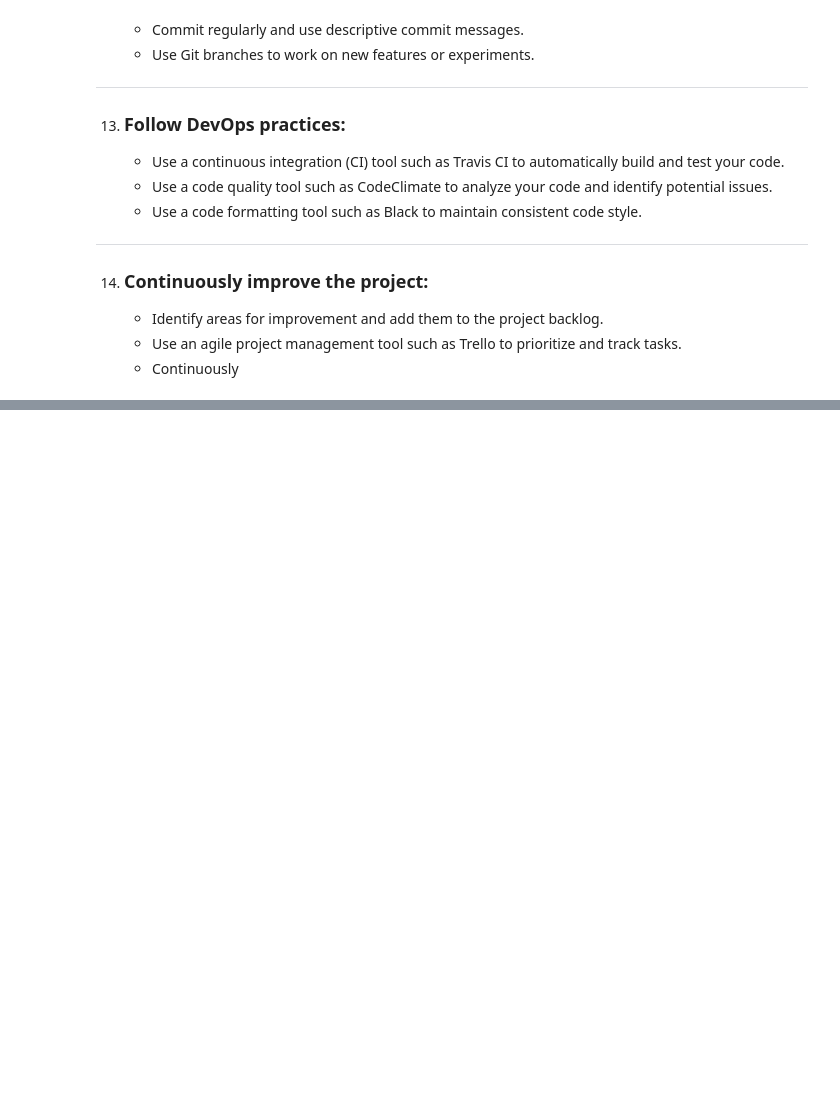
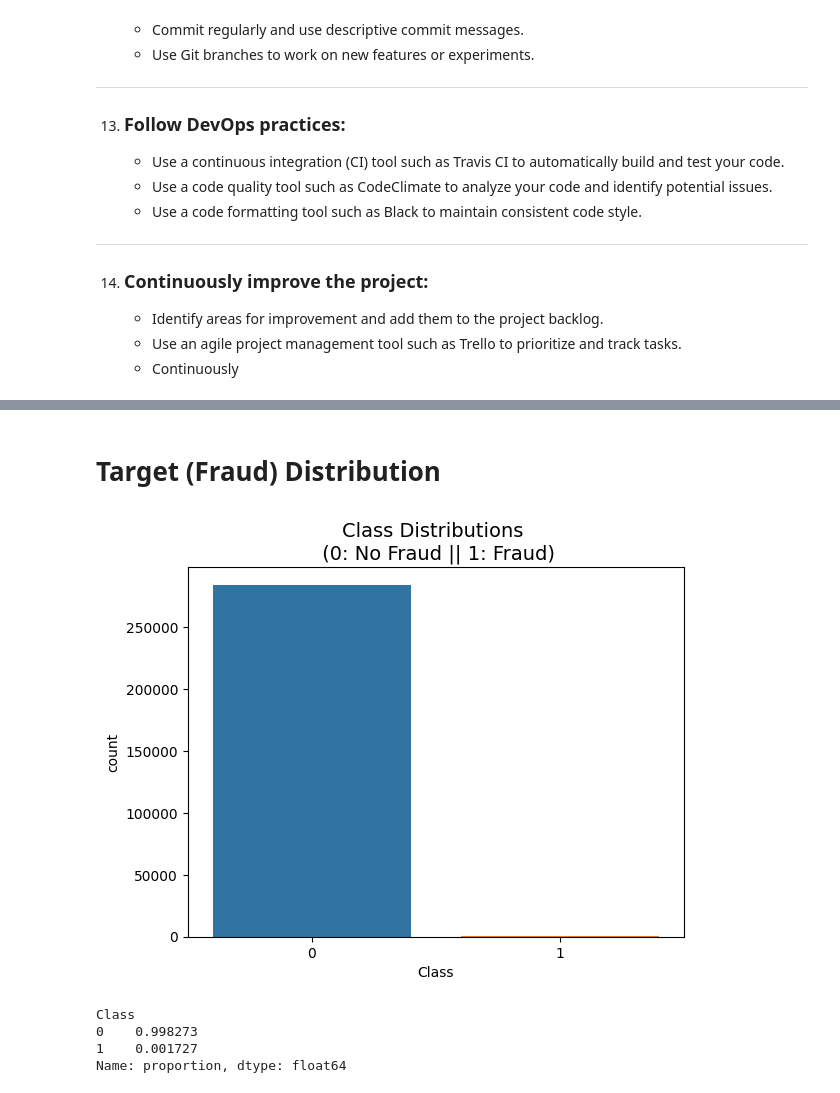
Before and after one commit to Tommy-McDonagh/Credit-Fraud, a Jupyter notebook: main.ipynb, the cells around one changed output, grey strips where cells are left out. Saved outputs shown, nothing was run; the diff lists cells and outputs as text; code cells hidden in the pictures; blank space fills up the shorter version.

```diff
--- a/main.ipynb
+++ b/main.ipynb
@@ -73,0 +76,7 @@
+# %%
+# Load data into pandas df
+import pandas as pd
+
+data_path = r'../Data/creditcard.csv'
+df = pd.read_csv(data_path)
+display(df)
@@ -73,0 +138,18 @@
+# %% [markdown]
+# Target (Fraud) Distribution
+# %%
+import matplotlib.pyplot as plt
+import seaborn as sns
+
+sns.countplot(x='Class', data=df)
+_= plt.title('Class Distributions \n (0: No Fraud || 1: Fraud)', fontsize=14)
+# %% [output]
+[figure, added]
+# %%
+# Class distribution
+df['Class'].value_counts(normalize=True)
+# %% [output]
+Class
+0    0.998273
+1    0.001727
+Name: proportion, dtype: float64
```
Also changed, not shown: parts of 11 cells of this notebook.
